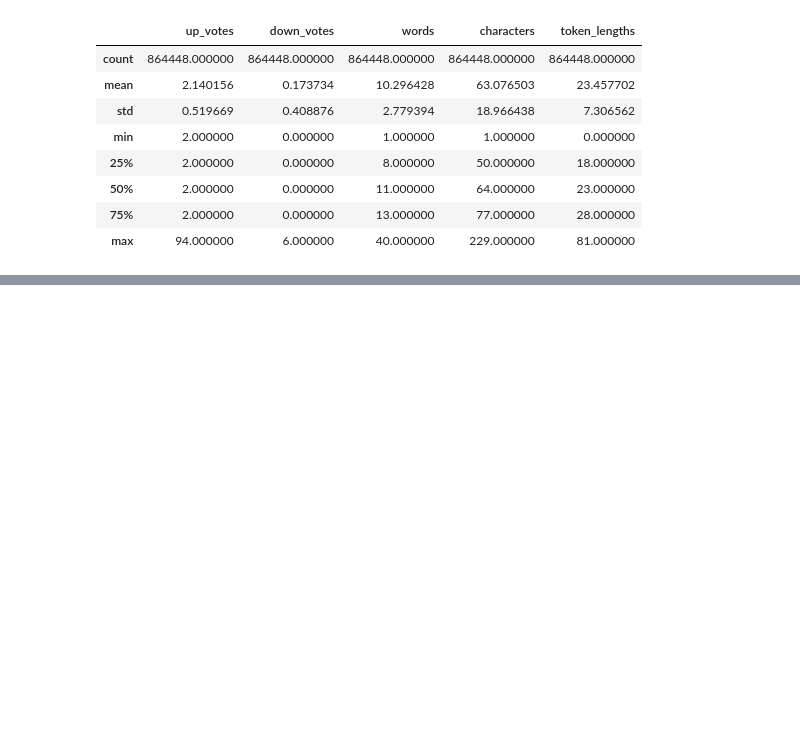
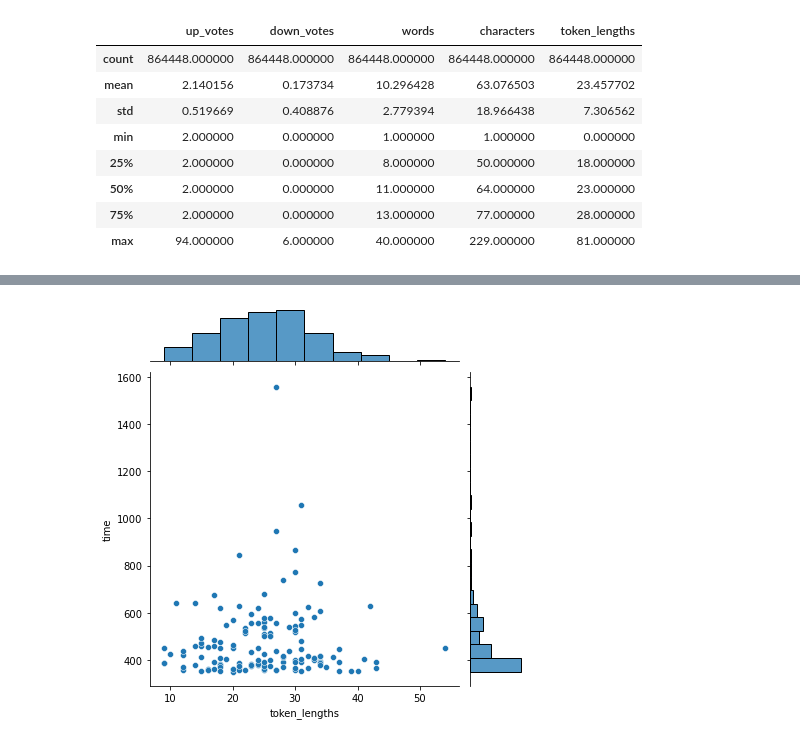
Before and after one commit to 0x18katyan/speech-recognition, a Jupyter notebook: EDA.ipynb, the cells around one changed output, grey strips where cells are left out. Drawn from its saved outputs; the diff is of its cells as text; code cells hidden in the pictures; blank space fills up the shorter version.

```diff
--- a/EDA.ipynb
+++ b/EDA.ipynb
@@ -162,0 +238,5 @@ df['time'] = df.apply(extract_time_length, axis = 1)
+# %%
+sns.jointplot(data = df[df.time >= 350], x = 'token_lengths', y = 'time')
+plt.show()
+# %% [output]
+[figure, added]
```
Also changed, not shown: parts of 20 cells of this notebook, 3 other files.
